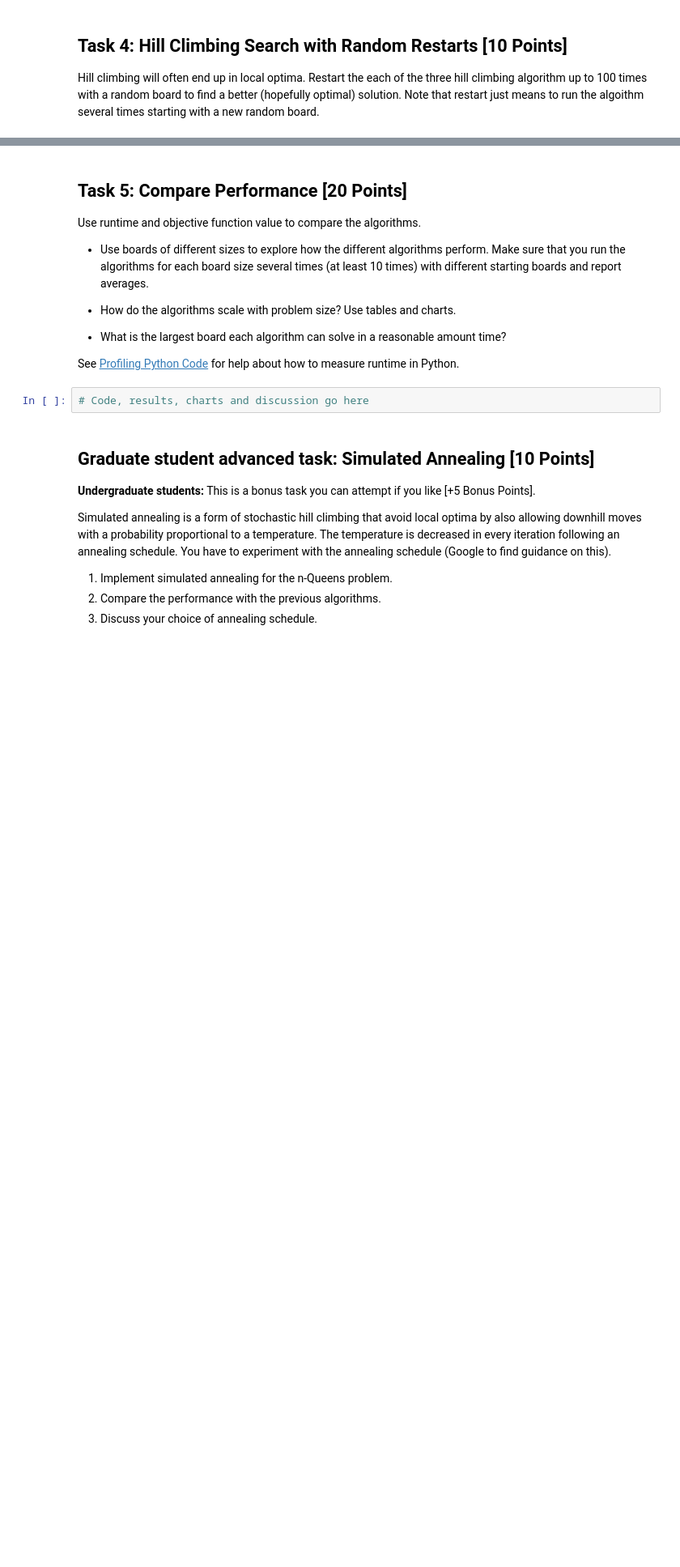
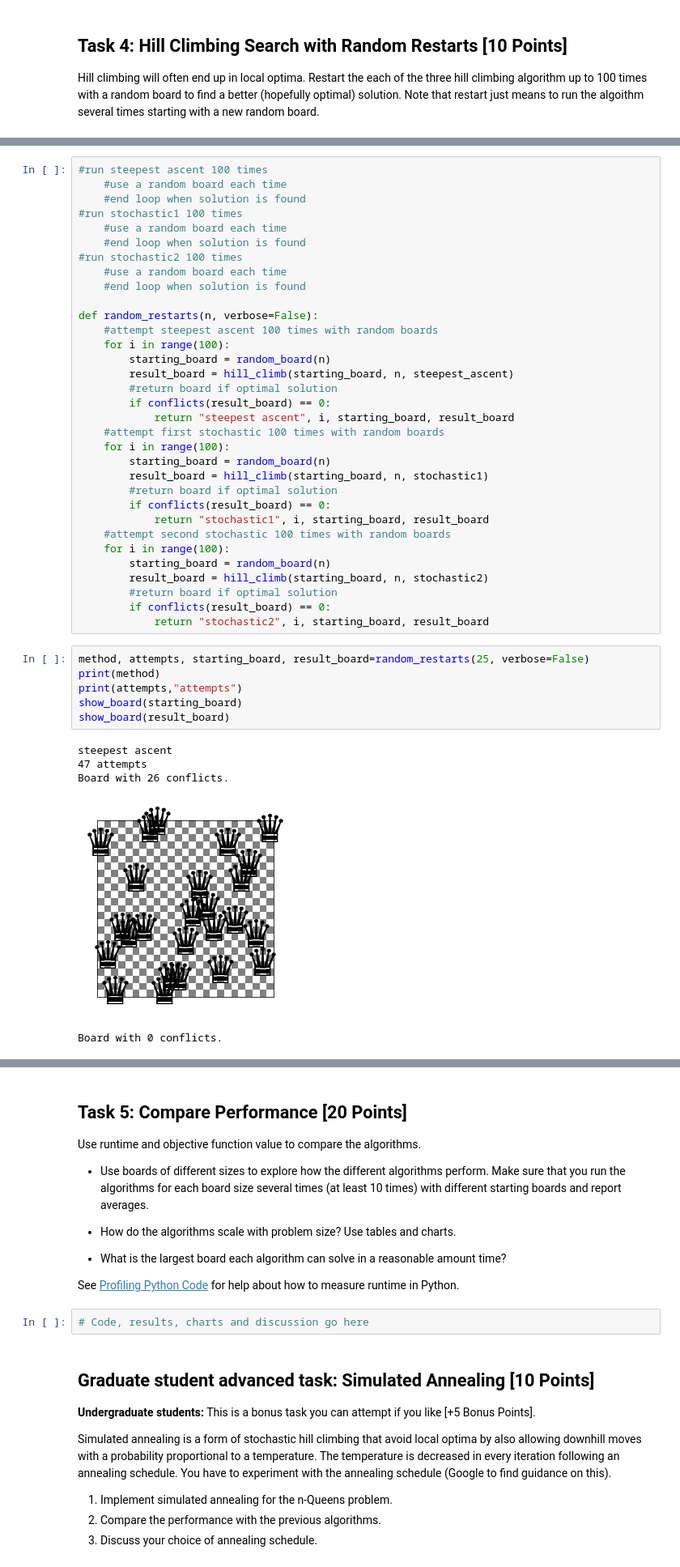
Before and after one commit to kirkwat/artificial-intelligence, a Jupyter notebook: assignment_4/n_queens.ipynb, the cells around one changed output, grey strips where cells are left out. Shown: that part at 81% size. Drawn from its saved outputs; the diff is of its cells as text; blank space fills up the shorter version.

Commit message:
random restarts done

```diff
--- a/assignment_4/n_queens.ipynb
+++ b/assignment_4/n_queens.ipynb
@@ -237,0 +236,45 @@ Hill climbing will often end up in local optima. Restart the each of the three h
+# %%
+#run steepest ascent 100 times
+    #use a random board each time
+    #end loop when solution is found
+#run stochastic1 100 times
+    #use a random board each time
+    #end loop when solution is found
+#run stochastic2 100 times
+    #use a random board each time
+    #end loop when solution is found
+
+def random_restarts(n, verbose=False):
+    #attempt steepest ascent 100 times with random boards
+    for i in range(100):
+        starting_board = random_board(n)
+        result_board = hill_climb(starting_board, n, steepest_ascent)
+        #return board if optimal solution
+        if conflicts(result_board) == 0:
+            return "steepest ascent", i, starting_board, result_board
+    #attempt first stochastic 100 times with random boards
+    for i in range(100):
+        starting_board = random_board(n)
+        result_board = hill_climb(starting_board, n, stochastic1)
+        #return board if optimal solution
+        if conflicts(result_board) == 0:
+            return "stochastic1", i, starting_board, result_board
+    #attempt second stochastic 100 times with random boards
+    for i in range(100):
+        starting_board = random_board(n)
+        result_board = hill_climb(starting_board, n, stochastic2)
+        #return board if optimal solution
+        if conflicts(result_board) == 0:
+            return "stochastic2", i, starting_board, result_board
+# %%
+method, attempts, starting_board, result_board=random_restarts(25, verbose=False)
+print(method)
+print(attempts,"attempts")
+show_board(starting_board)
+show_board(result_board)
+# %% [output]
+steepest ascent
+47 attempts
+Board with 26 conflicts.
+[figure, added]
+Board with 0 conflicts.
```
Also changed, not shown: parts of 5 cells of this notebook.
